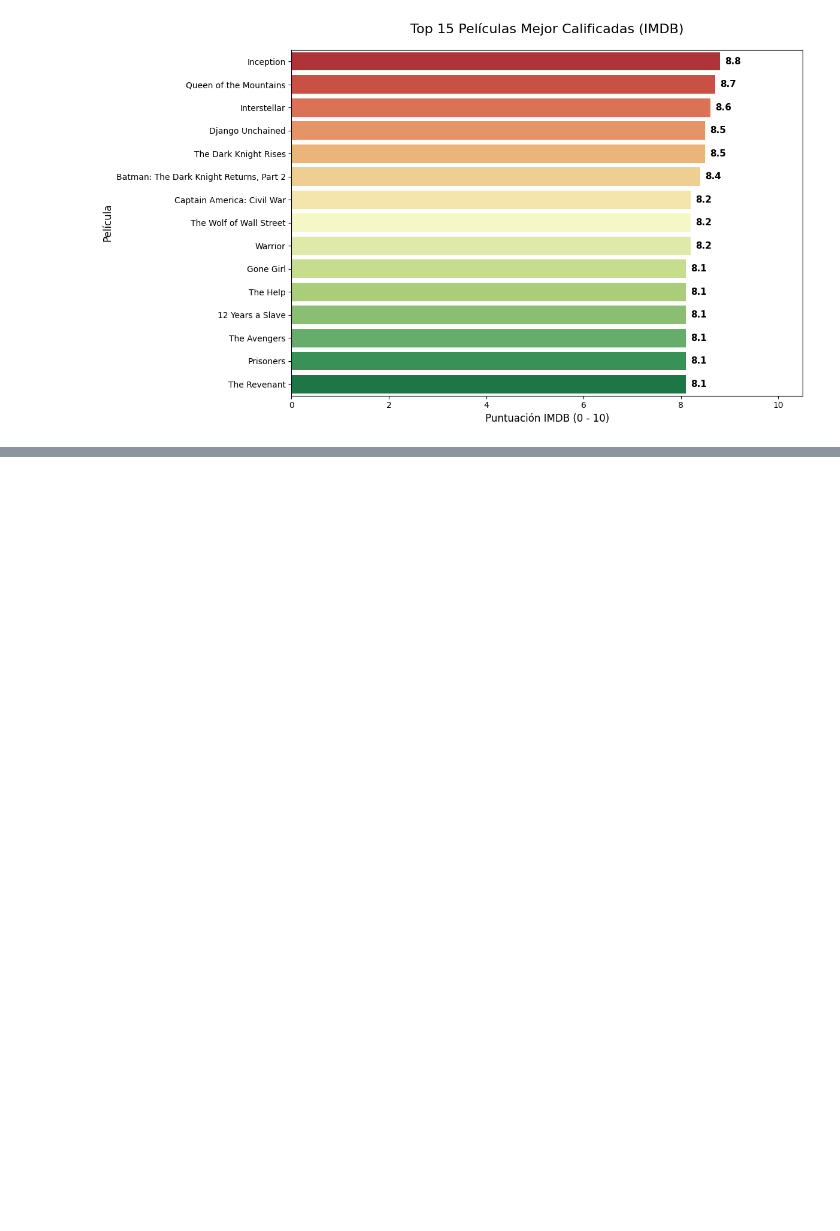
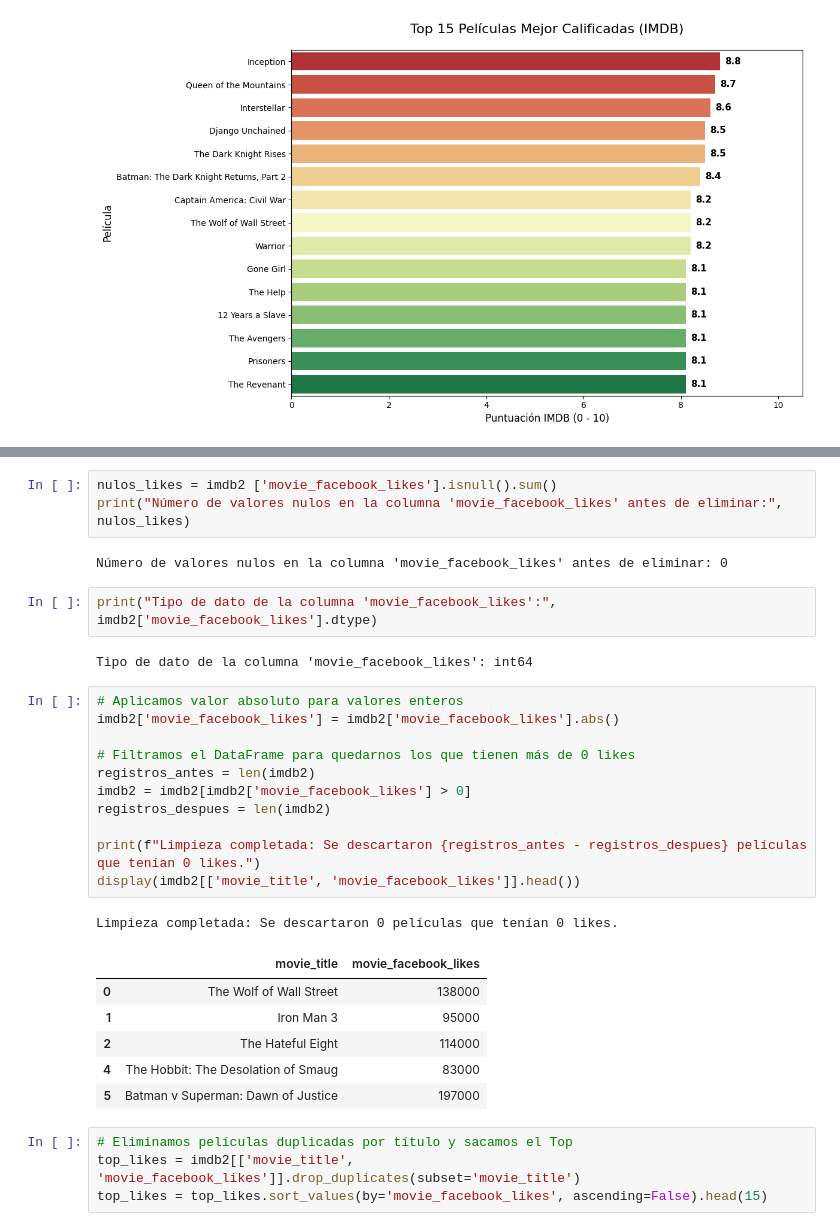
Before and after one commit to RodrigoJOsorio/Exploracion_de_datos_CDTDO, a Jupyter notebook: Ejercicio_IMBD.ipynb, the cells around one changed output, grey strips where cells are left out. Cells and saved outputs as stored; diff of their text form; blank space fills up the shorter version.

```diff
--- a/Ejercicio_IMBD.ipynb
+++ b/Ejercicio_IMBD.ipynb
@@ -314,0 +322,32 @@ plt.show()
+# %%
+nulos_likes = imdb2 ['movie_facebook_likes'].isnull().sum()
+print("Número de valores nulos en la columna 'movie_facebook_likes' antes de eliminar:", nulos_likes)
+# %% [output]
+Número de valores nulos en la columna 'movie_facebook_likes' antes de eliminar: 0
+# %%
+print("Tipo de dato de la columna 'movie_facebook_likes':", imdb2['movie_facebook_likes'].dtype)
+# %% [output]
+Tipo de dato de la columna 'movie_facebook_likes': int64
+# %%
+# Aplicamos valor absoluto para valores enteros
+imdb2['movie_facebook_likes'] = imdb2['movie_facebook_likes'].abs()
+
+# Filtramos el DataFrame para quedarnos los que tienen más de 0 likes
+registros_antes = len(imdb2)
+imdb2 = imdb2[imdb2['movie_facebook_likes'] > 0]
+registros_despues = len(imdb2)
+
+print(f"Limpieza completada: Se descartaron {registros_antes - registros_despues} películas que tenían 0 likes.")
+display(imdb2[['movie_title', 'movie_facebook_likes']].head())
+# %% [output]
+Limpieza completada: Se descartaron 0 películas que tenían 0 likes.
+|  | movie_title | movie_facebook_likes |
+| 0 | The Wolf of Wall Street | 138000 |
+| 1 | Iron Man 3 | 95000 |
+| 2 | The Hateful Eight | 114000 |
+| 4 | The Hobbit: The Desolation of Smaug | 83000 |
+| 5 | Batman v Superman: Dawn of Justice | 197000 |
+# %%
+# Eliminamos películas duplicadas por título y sacamos el Top
+top_likes = imdb2[['movie_title', 'movie_facebook_likes']].drop_duplicates(subset='movie_title')
+top_likes = top_likes.sort_values(by='movie_facebook_likes', ascending=False).head(15)
```
Also changed, not shown: parts of 3 cells of this notebook.
